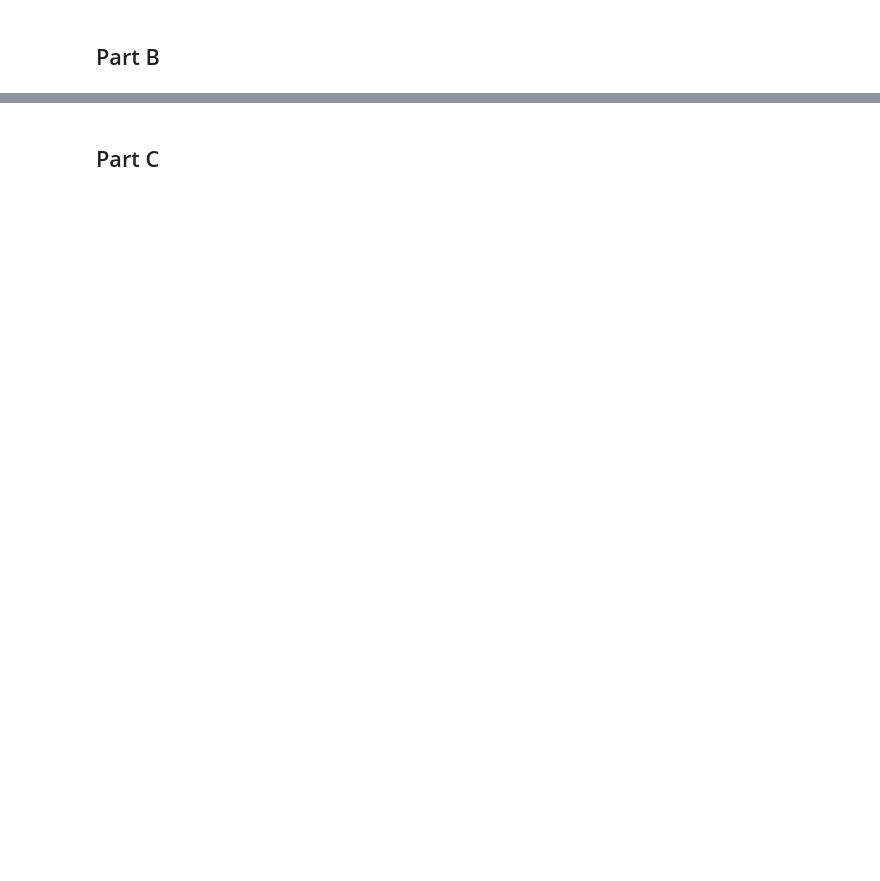
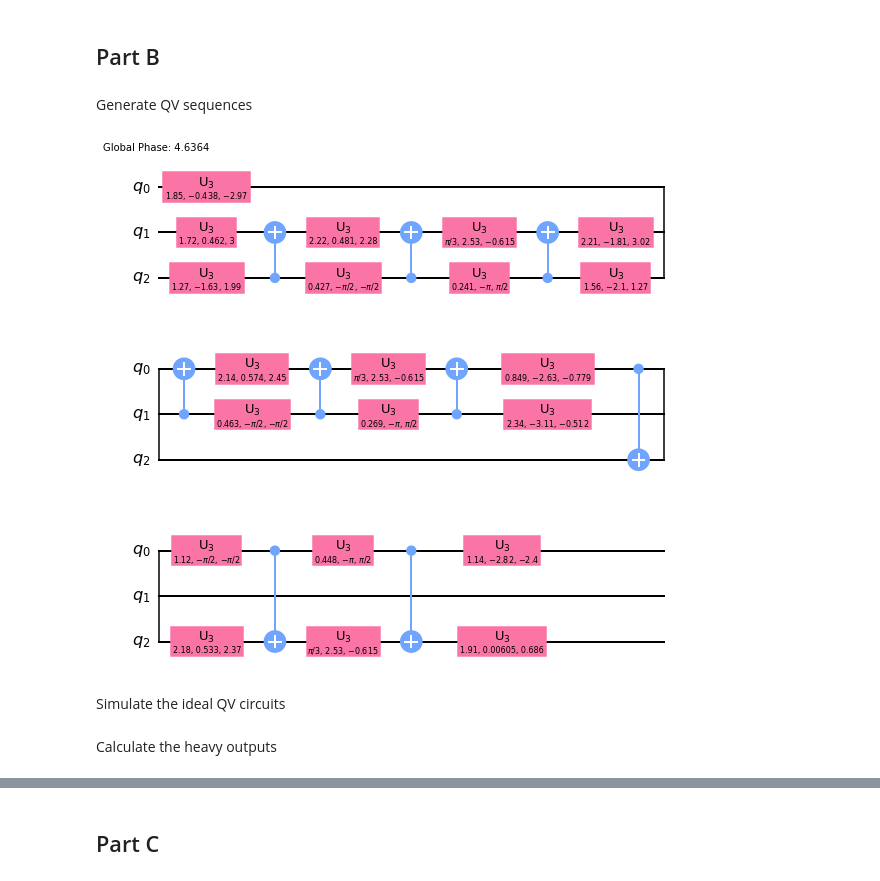
Before and after one commit to haoyudoingthings/QCEI, a Jupyter notebook: Exp11-Quantum-Volume.ipynb, the cells around one changed output, grey strips where cells are left out. Cells and saved outputs as stored; diff of their text form; code cells hidden in the pictures; blank space fills up the shorter version.

```diff
--- a/Exp11-Quantum-Volume.ipynb
+++ b/Exp11-Quantum-Volume.ipynb
@@ -11,6 +11,8 @@ from qiskit.providers.aer.noise import NoiseModel
 from qiskit.providers.aer.noise.errors.standard_errors import depolarizing_error, thermal_relaxation_error
 
 import qiskit.ignis.verification.quantum_volume as qv
+# %% [markdown]
+Generate QV sequences
 # %%
 qubit_lists = [[0, 1, 3], [0, 1, 3, 5], [0, 1, 3, 5, 7], [0, 1, 3, 5, 7, 10]]
 ntrials = 100
@@ -19,3 +23,9 @@ qv_circs, qv_circs_nomeas = qv.qv_circuits(qubit_lists, ntrials)
+# %%
+qv_circs_nomeas[0][0].draw(output='mpl', fold=11)
+# %% [output]
+[figure, added]
+# %% [markdown]
+Simulate the ideal QV circuits
 # %%
 sv_sim = qiskit.Aer.get_backend('aer_simulator')
 ideal_results = []
@@ -28,3 +38,5 @@ for trial in tqdm(range(ntrials)):
 
 qv_fitter = qv.QVFitter(qubit_lists=qubit_lists)
 qv_fitter.add_statevectors(ideal_results)
+# %% [markdown]
+Calculate the heavy outputs
```
Also changed, not shown: parts of 19 cells of this notebook.
